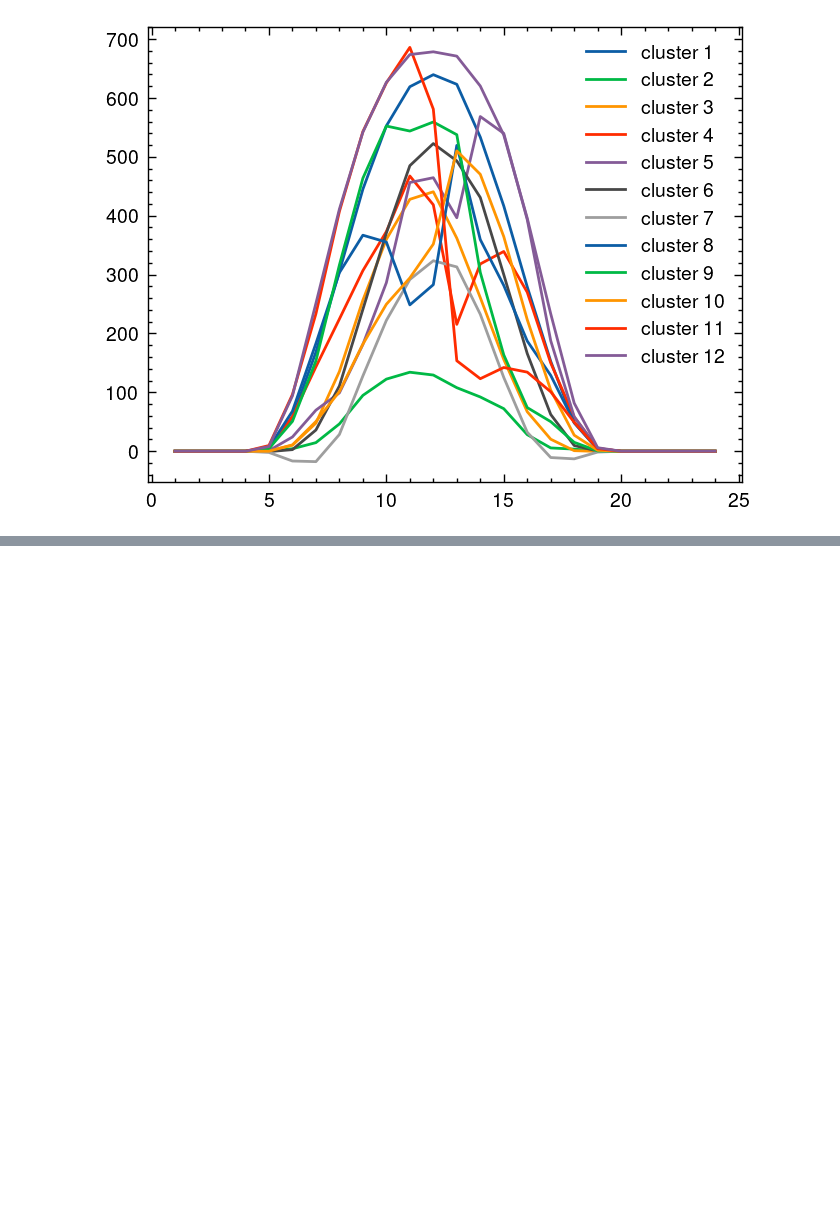
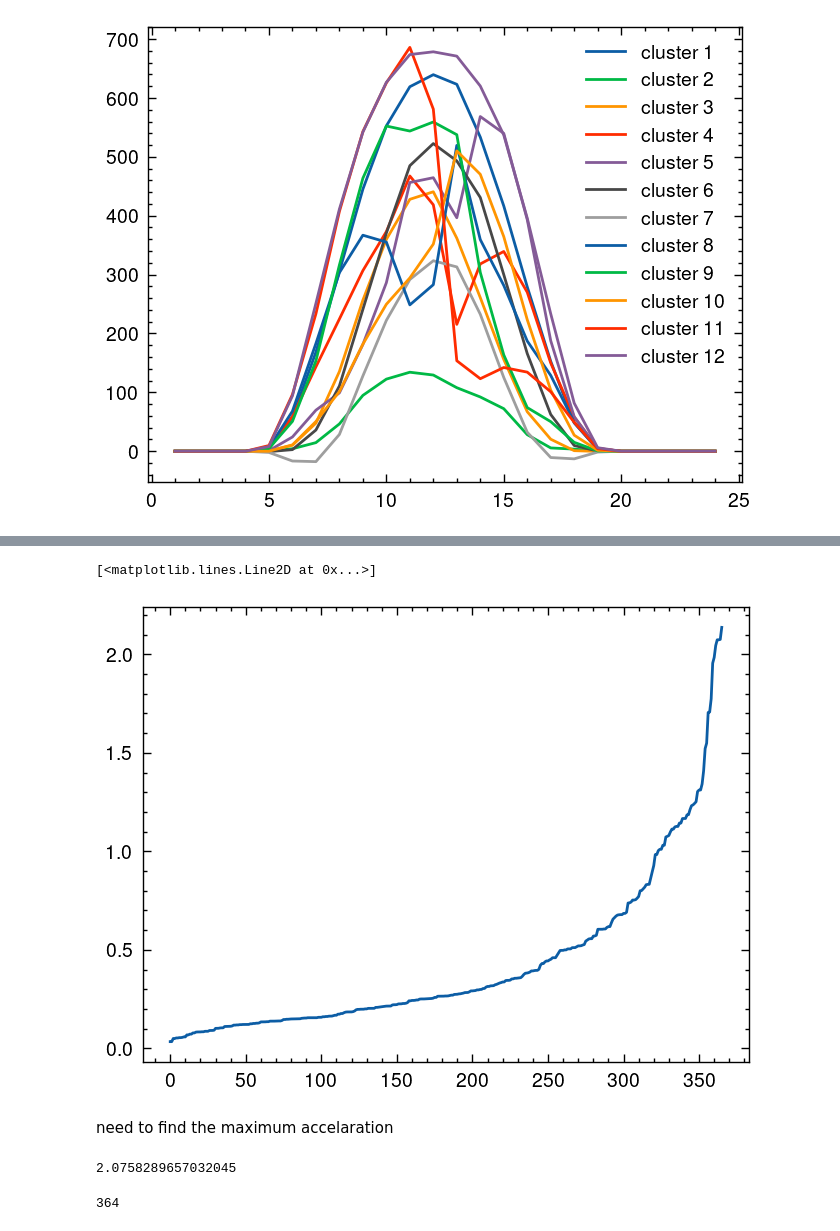
Before and after one commit to Lingkangjin/Italian-HESS-matrix, a Jupyter notebook: ML-PV_ clustering.ipynb, the cells around one changed output, grey strips where cells are left out. Drawn from its saved outputs; the diff is of its cells as text; code cells hidden in the pictures; blank space fills up the shorter version.

```diff
--- a/ML-PV_ clustering.ipynb
+++ b/ML-PV_ clustering.ipynb
@@ -513,0 +590,2 @@ data_centroid.plot()
+# %%
+nn.fit(X_processed)
@@ -513,0 +594,2 @@ data_centroid.plot()
+# %%
+distances, indices = nn.kneighbors(X_processed) # prende con i record va a calcolare i due primi vicini e calcola la dist
@@ -513,0 +636,11 @@ data_centroid.plot()
+# %%
+distances = np.sort(distances[:, -1])
+# %%
+x = range(len(distances))
+y = distances
+plt.plot(x, y)
+# %% [output]
+[<matplotlib.lines.Line2D at 0x...>]
+[figure, added]
+# %% [markdown]
+need to find the maximum accelaration
@@ -513,0 +653,8 @@ data_centroid.plot()
+# %%
+kneedle.knee_y # trovata l'ordinata, ovvero epsilon
+# %% [output]
+2.0758289657032045
+# %%
+kneedle.elbow  #(X)
+# %% [output]
+364
```
Also changed, not shown: parts of 27 cells of this notebook, 1 other file.
